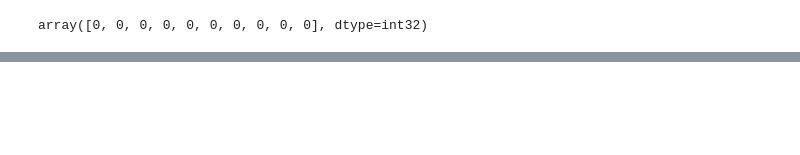
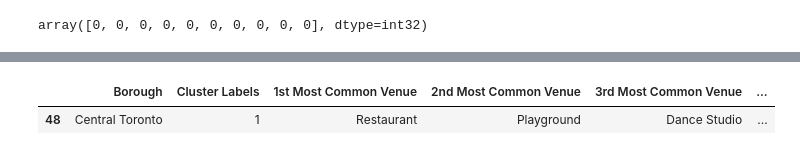
Before and after one commit to vijaykant06/segmenting-and-clustering-Neighborhood, a Jupyter notebook: Segmenting and Clustering Neighborhoods_Final.ipynb, the cells around one changed output, grey strips where cells are left out. Saved outputs shown, nothing was run; the diff lists cells and outputs as text; code cells hidden in the pictures; blank space fills up the shorter version.

```diff
--- a/Segmenting and Clustering Neighborhoods_Final.ipynb
+++ b/Segmenting and Clustering Neighborhoods_Final.ipynb
@@ -491,0 +514,5 @@ map_clusters
+# %%
+toronto_merged.loc[toronto_merged['Cluster Labels'] == 1, toronto_merged.columns[[1] + list(range(5, toronto_merged.shape[1]))]]
+# %% [output]
+|  | Borough | Cluster Labels | 1st Most Common Venue | 2nd Most Common Venue | 3rd Most Common Venue | ... |
+| 48 | Central Toronto | 1 | Restaurant | Playground | Dance Studio | ... |
```
Also changed, not shown: parts of 7 cells of this notebook.
